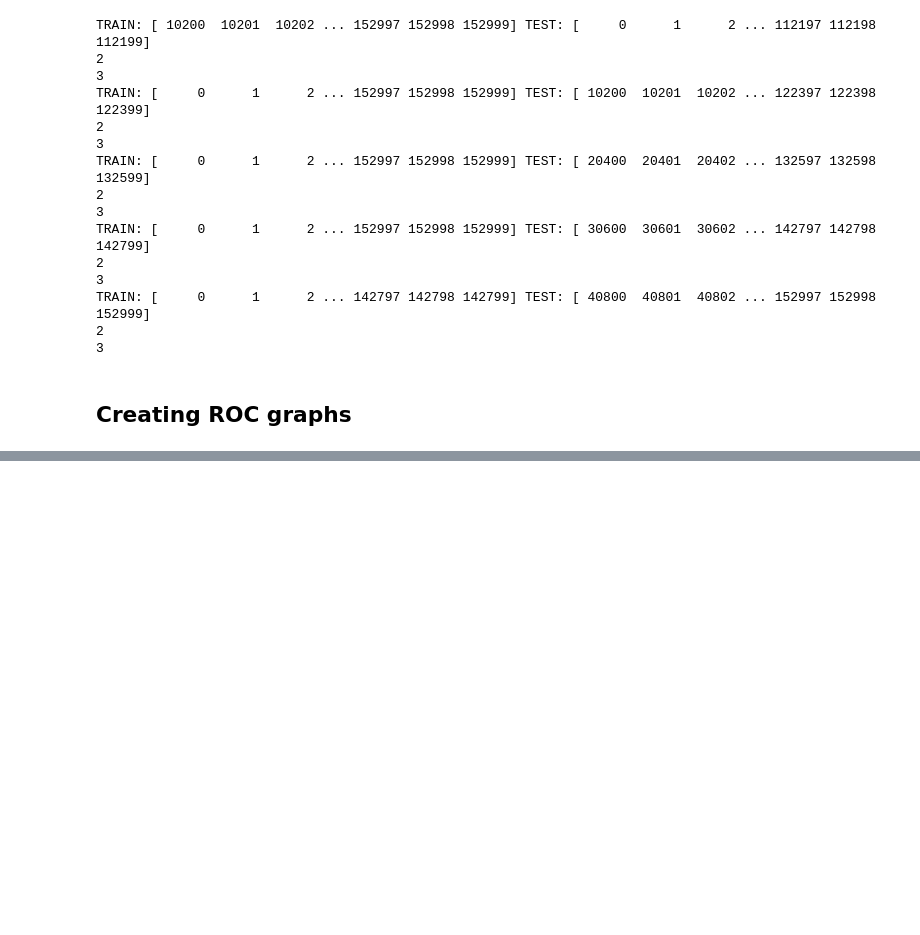
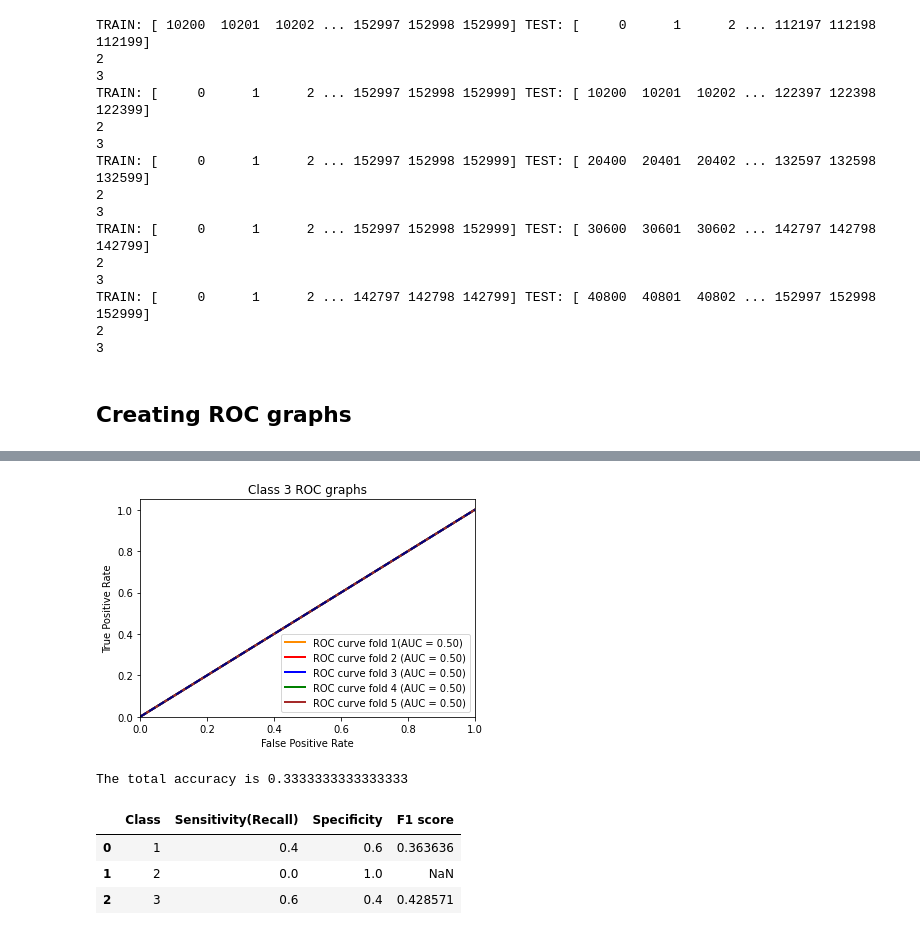
Before and after one commit to pemba007/motor-ml, a Jupyter notebook: index.ipynb, the cells around one changed output, grey strips where cells are left out. Saved outputs shown, nothing was run; the diff lists cells and outputs as text; code cells hidden in the pictures; blank space fills up the shorter version.

```diff
--- a/index.ipynb
+++ b/index.ipynb
@@ -382,0 +626,78 @@ print(frame)
+# %%
+plt.figure()
+lw = 2
+plt.plot(
+    class_3_fpr[0],
+    class_3_tpr[0],
+    color="darkorange",
+    lw=lw,
+    label="ROC curve fold 1(AUC = %0.2f)" % class_3_roc_auc[0],
+)
+plt.plot(
+    class_3_fpr[1],
+    class_3_tpr[1],
+    color="red",
+    lw=lw,
+    label="ROC curve fold 2 (AUC = %0.2f)" % class_3_roc_auc[1],
+)
+plt.plot(
+    class_3_fpr[2],
+    class_3_tpr[2],
+    color="blue",
+    lw=lw,
+    label="ROC curve fold 3 (AUC = %0.2f)" % class_3_roc_auc[2],
+)
+plt.plot(
+    class_3_fpr[3],
+    class_3_tpr[3],
+    color="green",
+    lw=lw,
+    label="ROC curve fold 4 (AUC = %0.2f)" % class_3_roc_auc[3],
+)
+
+plt.plot(
+    class_3_fpr[4],
+    class_3_tpr[4],
+    color="brown",
+    lw=lw,
+    label="ROC curve fold 5 (AUC = %0.2f)" % class_3_roc_auc[4],
+)
+
+plt.plot([0, 1], [0, 1], color="navy", lw=lw, linestyle="--")
+plt.xlim([0.0, 1.0])
+plt.ylim([0.0, 1.05])
+plt.xlabel("False Positive Rate")
+plt.ylabel("True Positive Rate")
+plt.title("Class 3 ROC graphs")
+plt.legend(loc="lower right")
+plt.show()
+# %% [output]
+[figure, added]
+# %%
+cm = multilabel_confusion_matrix(actual_classes, predicted_classes)
+
+res = []
+
+for l in [0,1,2]:
+    x = cm[l]
+    tn, fp = x[0]
+    fn, tp = x[1]
+    sensitivity = tp / (tp + fn)
+    specificity = tn / (tn + fp)
+    precision = tp / (tp + fp)
+    f1 = (2 * precision * sensitivity) / (precision + sensitivity)
+    res.append([l+1,sensitivity, specificity, f1])
+
+frame = pd.DataFrame(res, columns = ['Class','Sensitivity(Recall)','Specificity', 'F1 score'])
+
+total_accuracy = accuracy_score(actual_classes, predicted_classes)
+print("The total accuracy is", total_accuracy)
+# %% [output]
+The total accuracy is 0.3333333333333333
+# %%
+frame
+# %% [output]
+|  | Class | Sensitivity(Recall) | Specificity | F1 score |
+| 0 | 1 | 0.4 | 0.6 | 0.363636 |
+| 1 | 2 | 0.0 | 1.0 | NaN |
+| 2 | 3 | 0.6 | 0.4 | 0.428571 |
```
Also changed, not shown: parts of 14 cells of this notebook.
